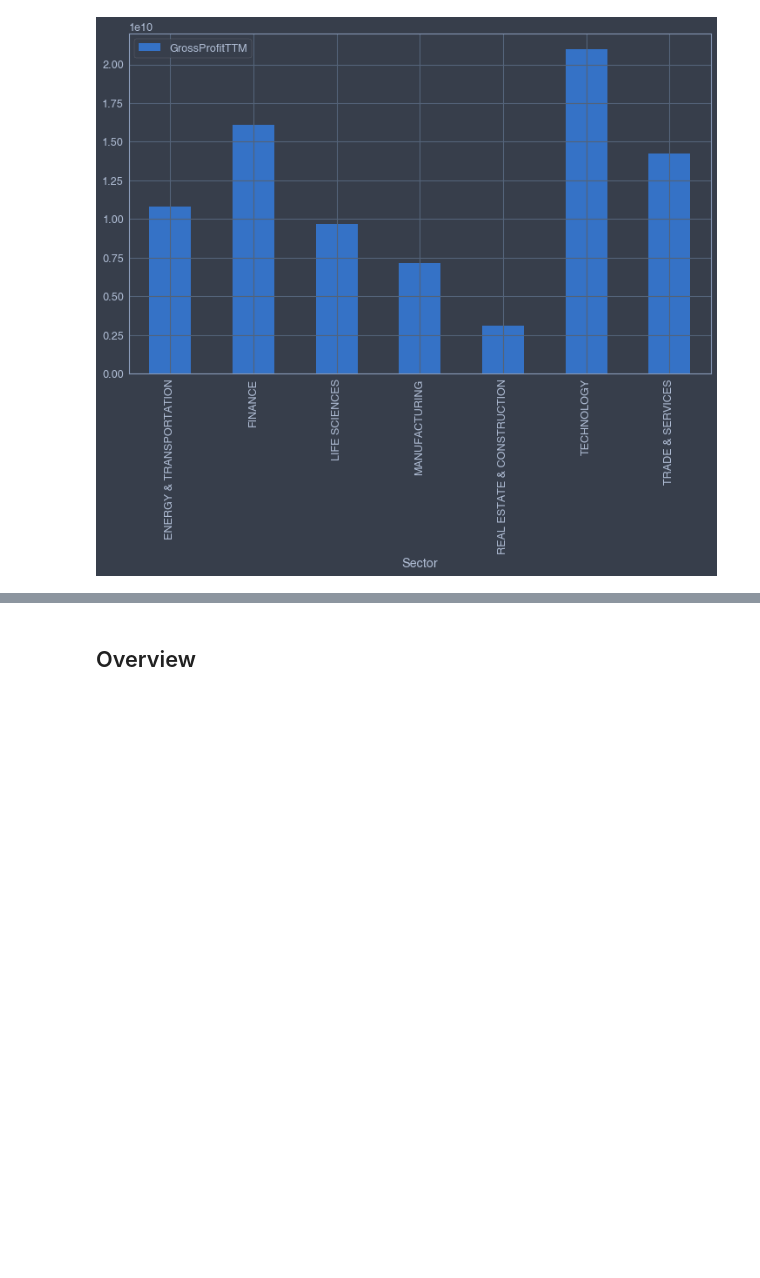
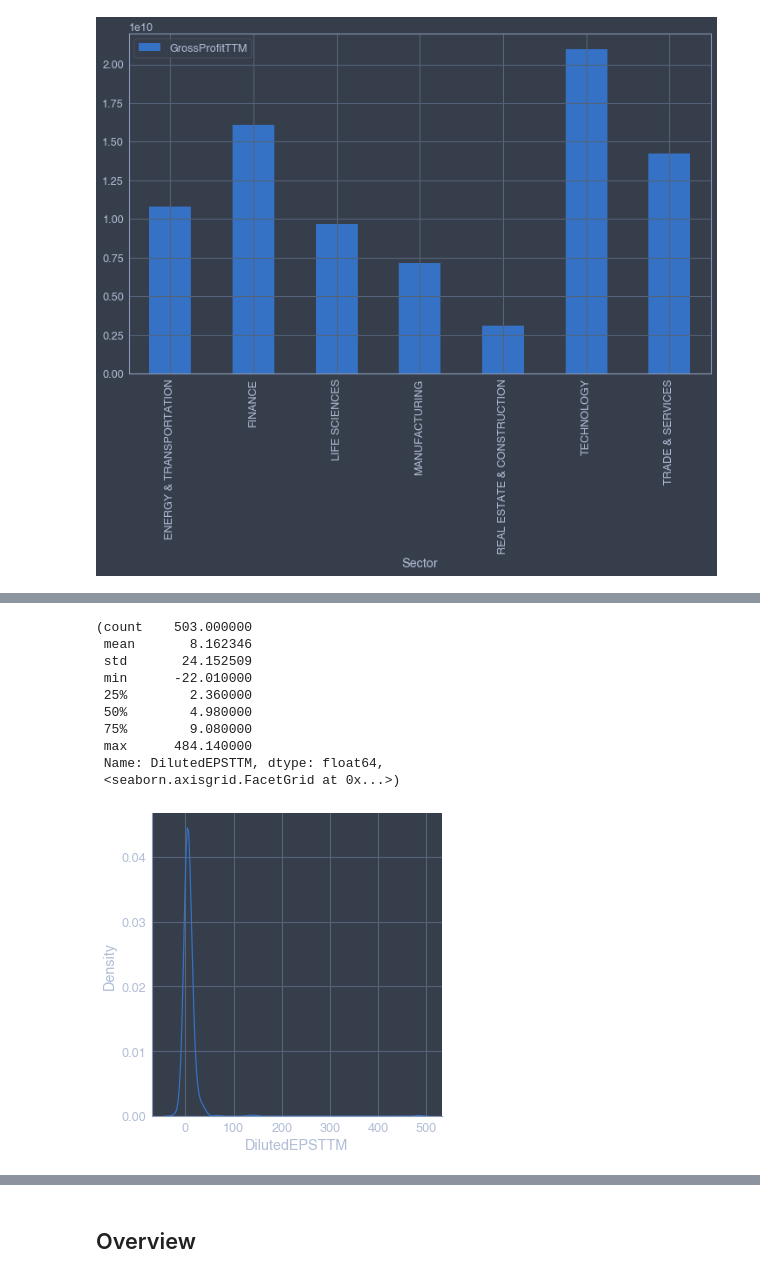
Before and after one commit to fadeeva/stock_market_research, a Jupyter notebook: Portfolio/Asset_Selection.ipynb, the cells around one changed output, grey strips where cells are left out. Cells and saved outputs as stored; diff of their text form; code cells hidden in the pictures; blank space fills up the shorter version.

```diff
--- a/Portfolio/Asset_Selection.ipynb
+++ b/Portfolio/Asset_Selection.ipynb
@@ -1333,0 +1353,15 @@ data.groupby('Sector').agg({'GrossProfitTTM': 'mean'}).plot(kind='bar')
+# %%
+mi = multiplicators_info('DilutedEPSTTM')
+mi['describe'], mi['dist']
+# %% [output]
+(count    503.000000
+ mean       8.162346
+ std       24.152509
+ min      -22.010000
+ 25%        2.360000
+ 50%        4.980000
+ 75%        9.080000
+ max      484.140000
+ Name: DilutedEPSTTM, dtype: float64,
+ <seaborn.axisgrid.FacetGrid at 0x...>)
+[figure, added]
```
Also changed, not shown: parts of 13 cells of this notebook.
